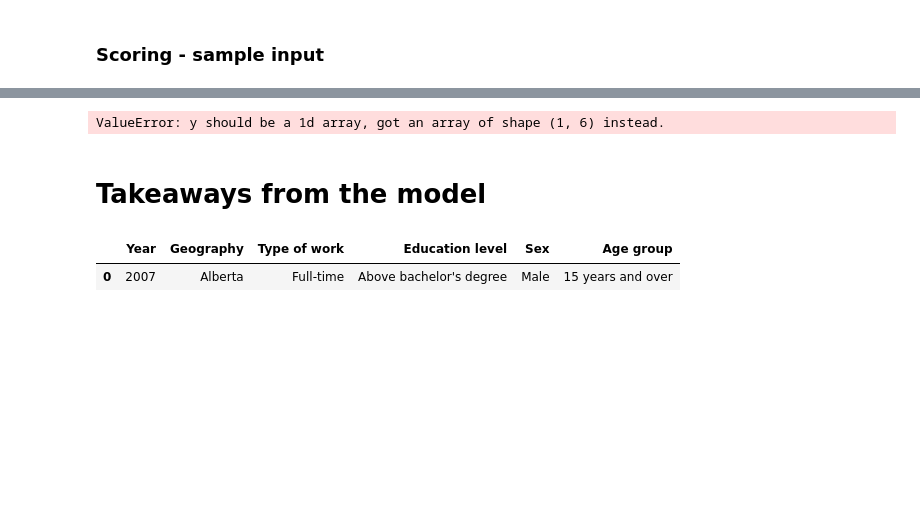
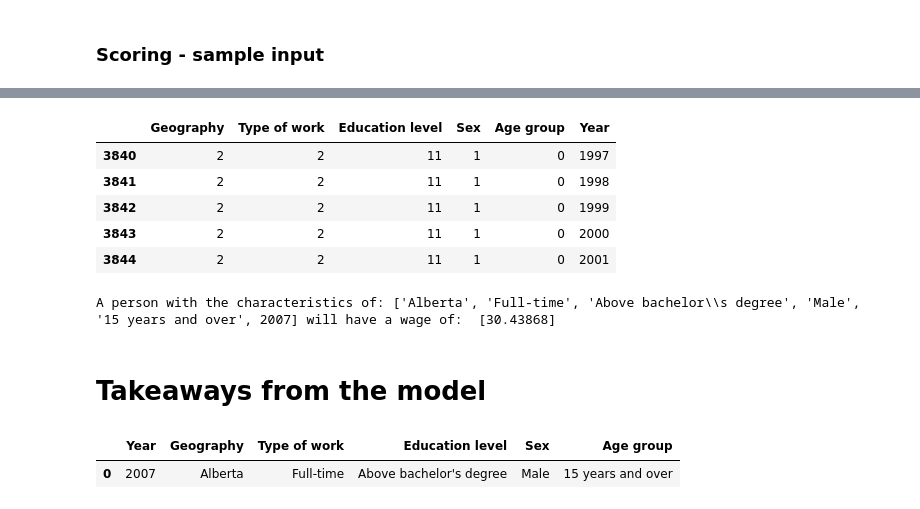
Before and after one commit to cuatro444/Canadian-Wages-Hackathon, a Jupyter notebook: CanadianWages.ipynb, the cells around one changed output, grey strips where cells are left out. Drawn from its saved outputs; the diff is of its cells as text; code cells hidden in the pictures; blank space fills up the shorter version.

```diff
--- a/CanadianWages.ipynb
+++ b/CanadianWages.ipynb
@@ -472,18 +651,28 @@ Wall time: 1min 8s
+# %%
+X.head()
+# %% [output]
+|  | Geography | Type of work | Education level | Sex | Age group | Year |
+| 3840 | 2 | 2 | 11 | 1 | 0 | 1997 |
+| 3841 | 2 | 2 | 11 | 1 | 0 | 1998 |
+| 3842 | 2 | 2 | 11 | 1 | 0 | 1999 |
+| 3843 | 2 | 2 | 11 | 1 | 0 | 2000 |
+| 3844 | 2 | 2 | 11 | 1 | 0 | 2001 |
 # %%
 from pandas import DataFrame
 
 #create sample input row
-sample_input = [['2007', 'Alberta', 'Full-time', 'Above bachelor\'s degree', 'Male', '15 years and over']]
+sample_input = [[geography['Alberta'], typeOfWork['Full-time'], education['Above bachelor\'s degree'], sex['Male'], age['15 years and over'], 2007]]
+sample = ['Alberta', 'Full-time', 'Above bachelor\s degree', 'Male', '15 years and over', 2007]
 #convert to correct format
-dfSample = DataFrame (sample_input,columns=['Year','Geography','Type of work', 'Education level', 'Sex', 'Age group'])
+dfSample = DataFrame (sample_input,columns=['Geography','Type of work', 'Education level', 'Sex', 'Age group', 'Year'])
+
+
 #prepare for model
-dfSampleEncode = le.transform(dfSample)
+sample_output = model_XG.predict(dfSample)
 
-sample_output = model_XG.predict(dfSampleEncode)
-
-print('A person with the characteristics of:', sample_input, 'will have a wage of: ', sample_output)
+print('A person with the characteristics of:', sample, 'will have a wage of: ', sample_output)
 # %% [output]
-ValueError: y should be a 1d array, got an array of shape (1, 6) instead.
+A person with the characteristics of: ['Alberta', 'Full-time', 'Above bachelor\\s degree', 'Male', '15 years and over', 2007] will have a wage of:  [30.43868]
 # %% [markdown]
 # Takeaways from the model
 # %%
```
Also changed, not shown: parts of 19 cells of this notebook.
